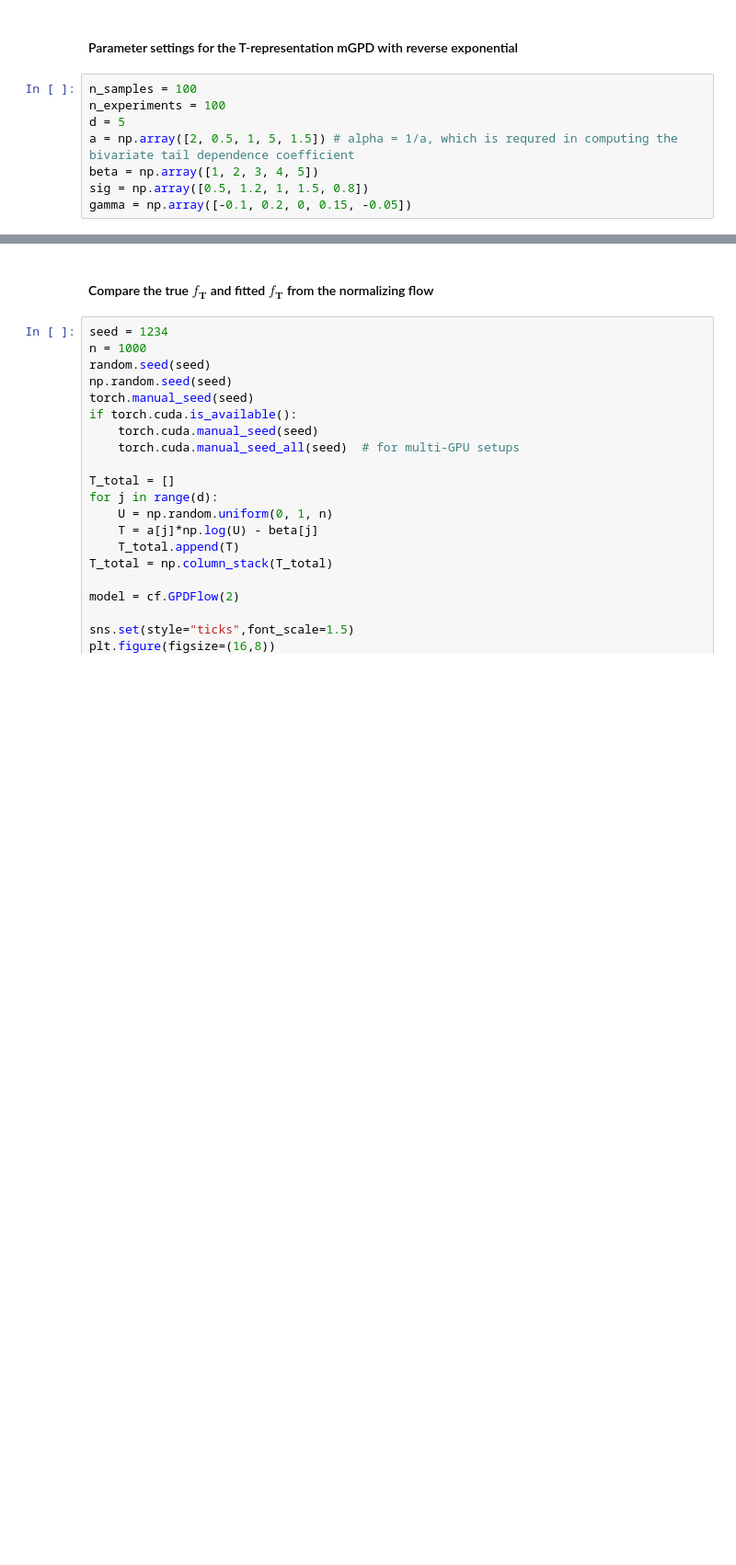
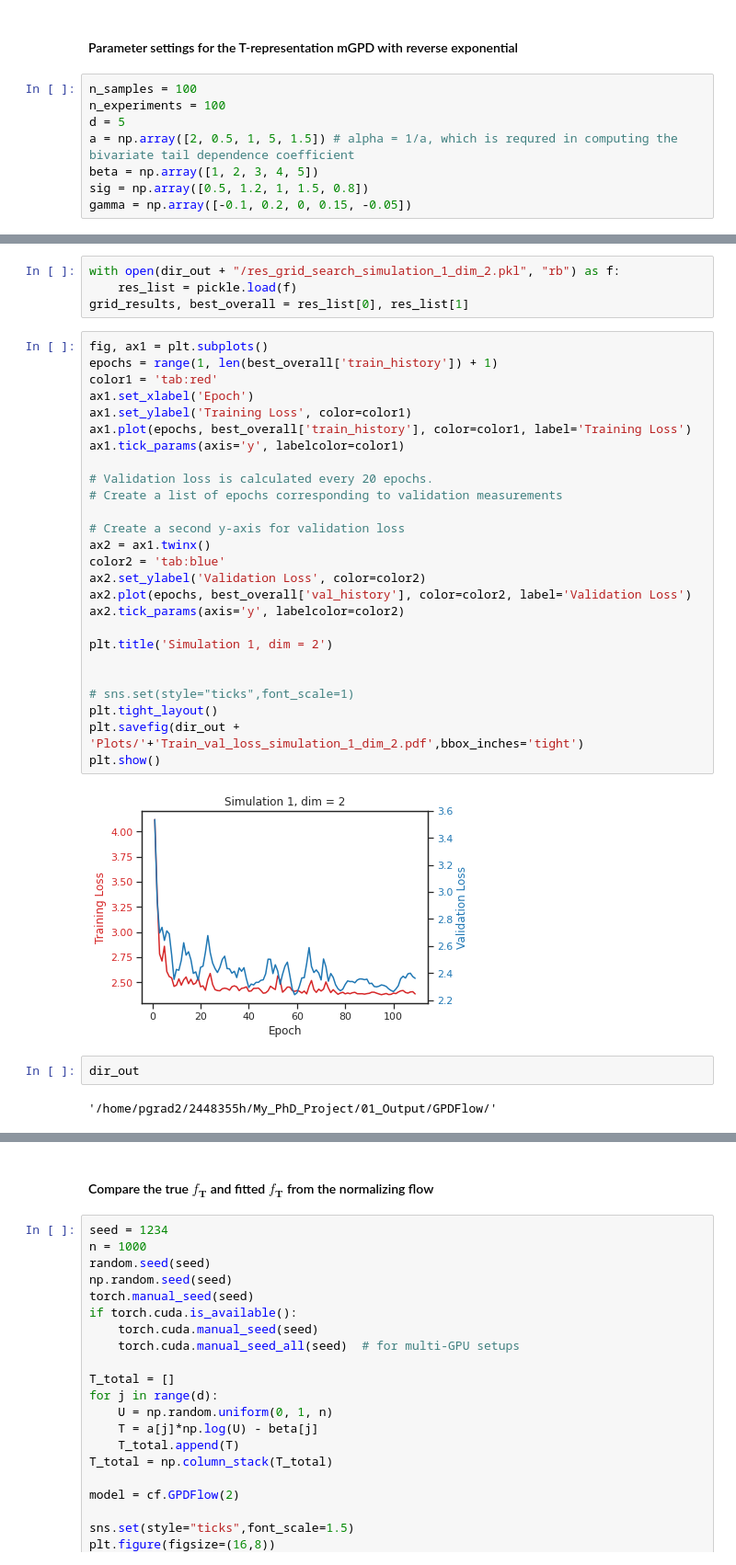
Before and after one commit to hcl516926907/GPDFlow, a Jupyter notebook: GPDFlow_Simulation_Scenario_1.ipynb, the cells around one changed output, grey strips where cells are left out. Shown at 92% size. Saved outputs shown, nothing was run; the diff lists cells and outputs as text; blank space fills up the shorter version.

```diff
--- a/GPDFlow_Simulation_Scenario_1.ipynb
+++ b/GPDFlow_Simulation_Scenario_1.ipynb
@@ -38,0 +324,36 @@ sns.pairplot(pd.DataFrame(samples), diag_kws={'bins': 10})
+# %%
+with open(dir_out + "/res_grid_search_simulation_1_dim_2.pkl", "rb") as f:
+    res_list = pickle.load(f)
+grid_results, best_overall = res_list[0], res_list[1]
+# %%
+fig, ax1 = plt.subplots()
+epochs = range(1, len(best_overall['train_history']) + 1)
+color1 = 'tab:red'
+ax1.set_xlabel('Epoch')
+ax1.set_ylabel('Training Loss', color=color1)
+ax1.plot(epochs, best_overall['train_history'], color=color1, label='Training Loss')
+ax1.tick_params(axis='y', labelcolor=color1)
+
+# Validation loss is calculated every 20 epochs.
+# Create a list of epochs corresponding to validation measurements
+
+# Create a second y-axis for validation loss
+ax2 = ax1.twinx()
+color2 = 'tab:blue'
+ax2.set_ylabel('Validation Loss', color=color2)
+ax2.plot(epochs, best_overall['val_history'], color=color2, label='Validation Loss')
+ax2.tick_params(axis='y', labelcolor=color2)
+
+plt.title('Simulation 1, dim = 2')
+
+
+# sns.set(style="ticks",font_scale=1)
+plt.tight_layout()
+plt.savefig(dir_out + 'Plots/'+'Train_val_loss_simulation_1_dim_2.pdf',bbox_inches='tight')
+plt.show()
+# %% [output]
+[figure, added]
+# %%
+dir_out
+# %% [output]
+'/home/pgrad2/2448355h/My_PhD_Project/01_Output/GPDFlow/'
```
Also changed, not shown: parts of 18 cells of this notebook, 16 other files.
